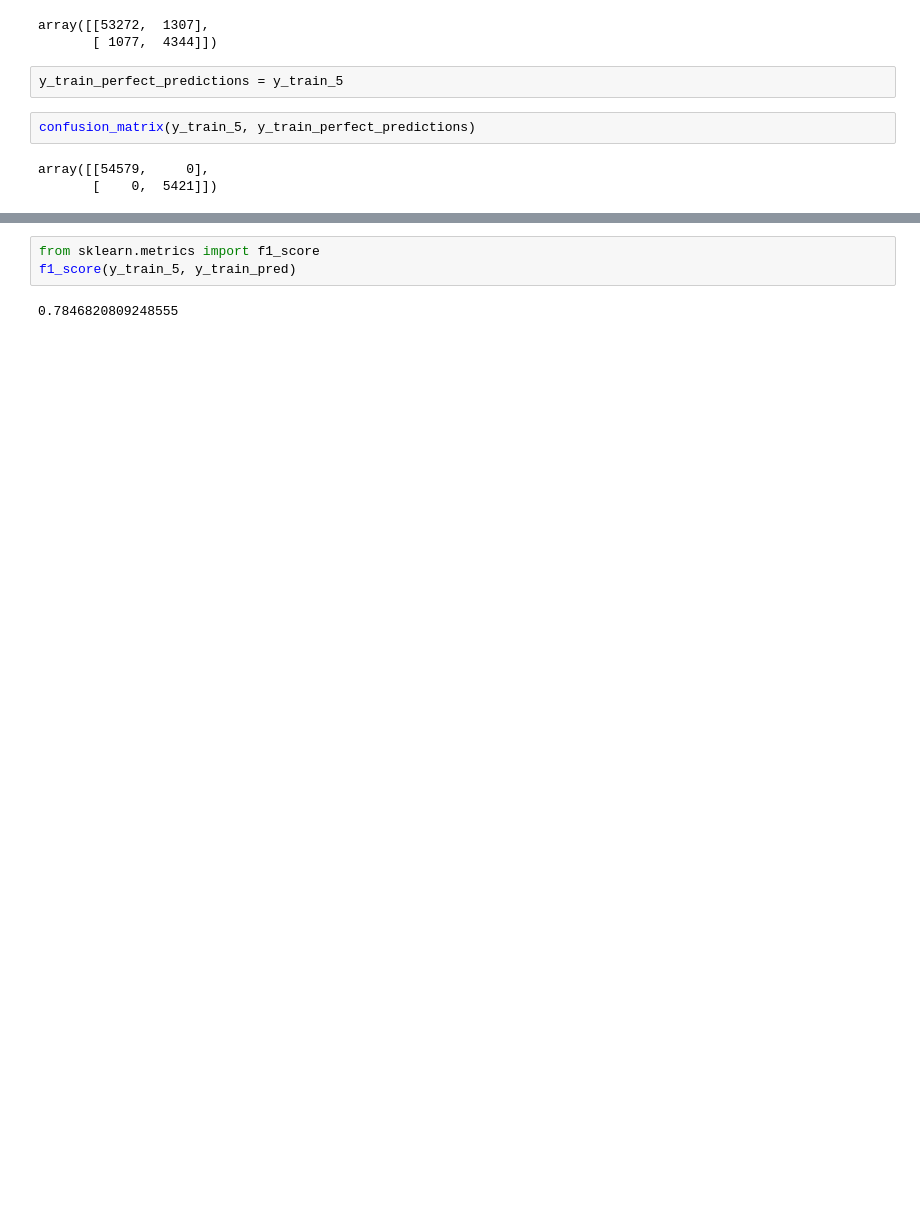
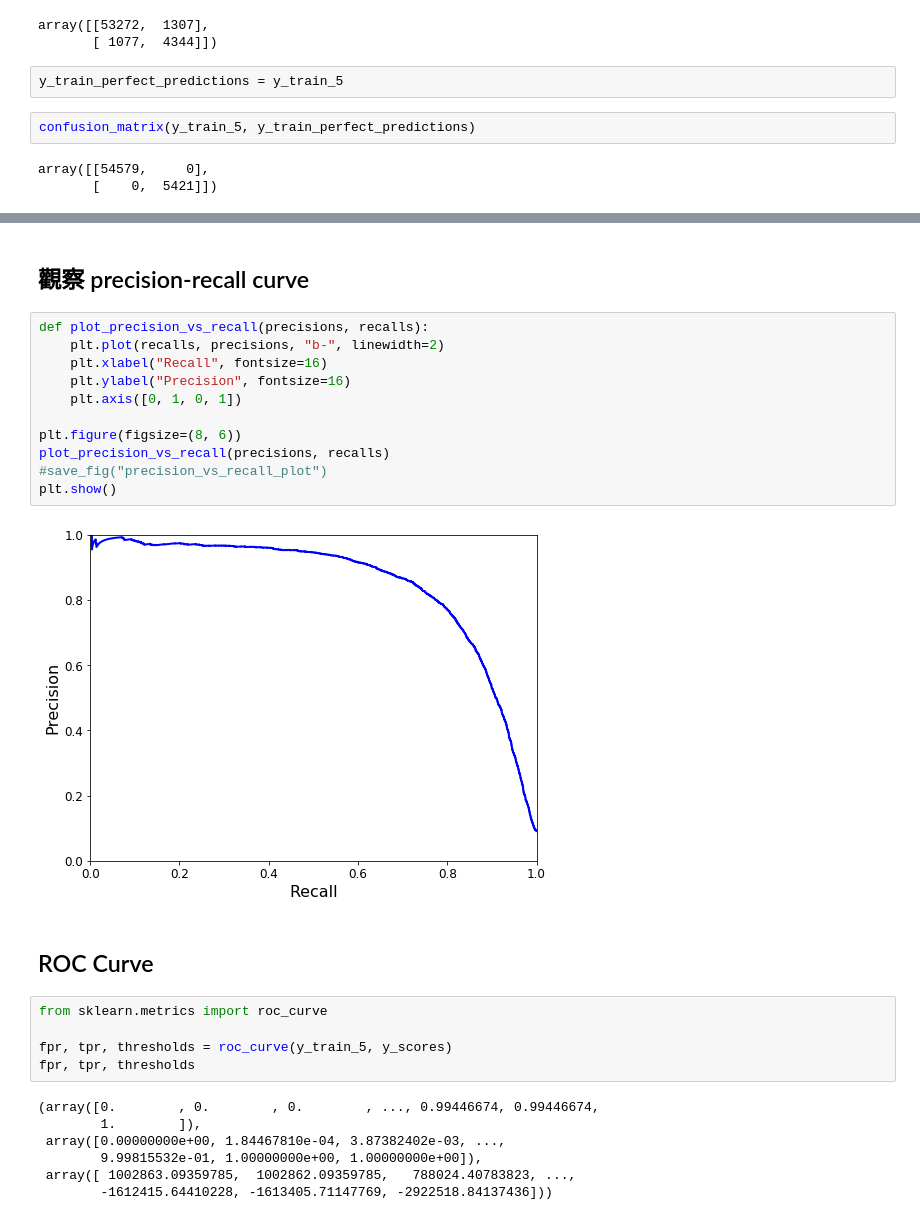
Before and after one commit to kevingo/ml-playground, a Jupyter notebook: classification.ipynb, the cells around one changed output, grey strips where cells are left out. Drawn from its saved outputs; the diff is of its cells as text; blank space fills up the shorter version.

```diff
--- a/classification.ipynb
+++ b/classification.ipynb
@@ -224,5 +287,29 @@ recall_score(y_train_5, y_train_pred)
+# %% [markdown]
+## 觀察 precision-recall curve
+# %%
+def plot_precision_vs_recall(precisions, recalls):
+    plt.plot(recalls, precisions, "b-", linewidth=2)
+    plt.xlabel("Recall", fontsize=16)
+    plt.ylabel("Precision", fontsize=16)
+    plt.axis([0, 1, 0, 1])
+
+plt.figure(figsize=(8, 6))
+plot_precision_vs_recall(precisions, recalls)
+#save_fig("precision_vs_recall_plot")
+plt.show()
+# %% [output]
+[figure, added]
+# %% [markdown]
+## ROC Curve
 # %%
-from sklearn.metrics import f1_score
-f1_score(y_train_5, y_train_pred)
+from sklearn.metrics import roc_curve
+
+fpr, tpr, thresholds = roc_curve(y_train_5, y_scores)
+fpr, tpr, thresholds
 # %% [output]
-0.7846820809248555
+(array([0.        , 0.        , 0.        , ..., 0.99446674, 0.99446674,
+        1.        ]),
+ array([0.00000000e+00, 1.84467810e-04, 3.87382402e-03, ...,
+        9.99815532e-01, 1.00000000e+00, 1.00000000e+00]),
+ array([ 1002863.09359785,  1002862.09359785,   788024.40783823, ...,
+        -1612415.64410228, -1613405.71147769, -2922518.84137436]))
```
Also changed, not shown: parts of 34 cells of this notebook.
